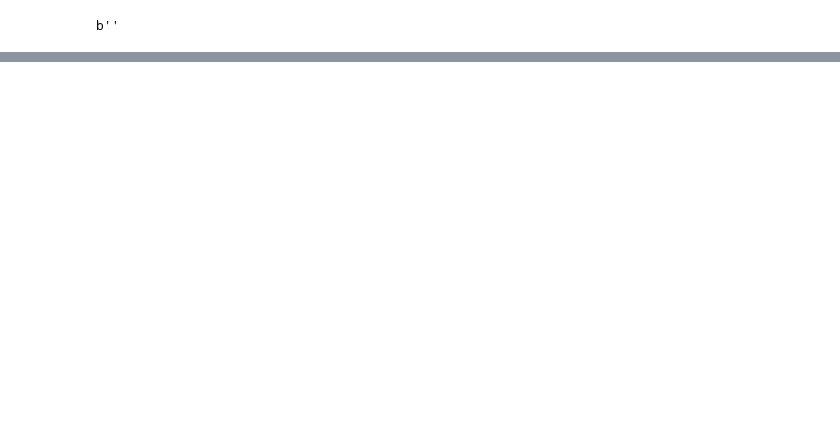
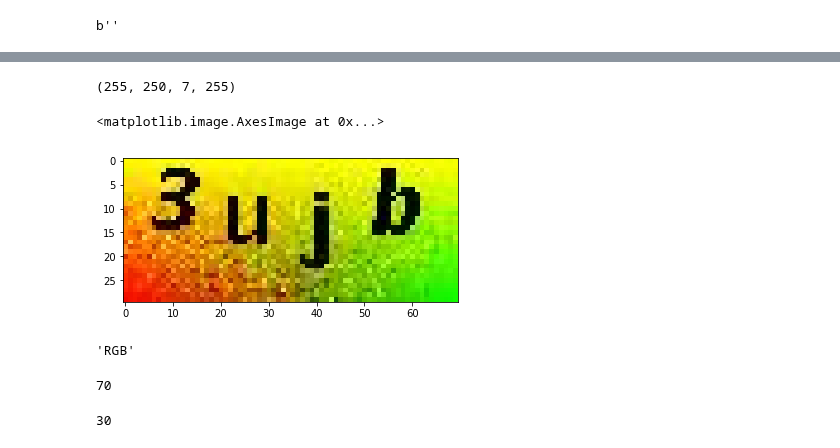
Before and after one commit to barneyElDinosaurio/base_function, a Jupyter notebook: image_detect/image_base.ipynb, the cells around one changed output, grey strips where cells are left out. Saved outputs shown, nothing was run; the diff lists cells and outputs as text; code cells hidden in the pictures; blank space fills up the shorter version.

```diff
--- a/image_detect/image_base.ipynb
+++ b/image_detect/image_base.ipynb
@@ -58,0 +105,15 @@ for (c,_) in cnts:
+# %%
+img.getpixel((0,0))
+# %% [output]
+(255, 250, 7, 255)
+# %%
+rgb_img = img.convert('RGB')
+# %%
+plt.imshow(rgb_img)
+# %% [output]
+<matplotlib.image.AxesImage at 0x...>
+[figure, added]
+# %%
+rgb_img.mode
+# %% [output]
+'RGB'
@@ -58,0 +122,8 @@ for (c,_) in cnts:
+# %%
+w
+# %% [output]
+70
+# %%
+h
+# %% [output]
+30
```
Also changed, not shown: parts of 24 cells of this notebook, 9 other files.
